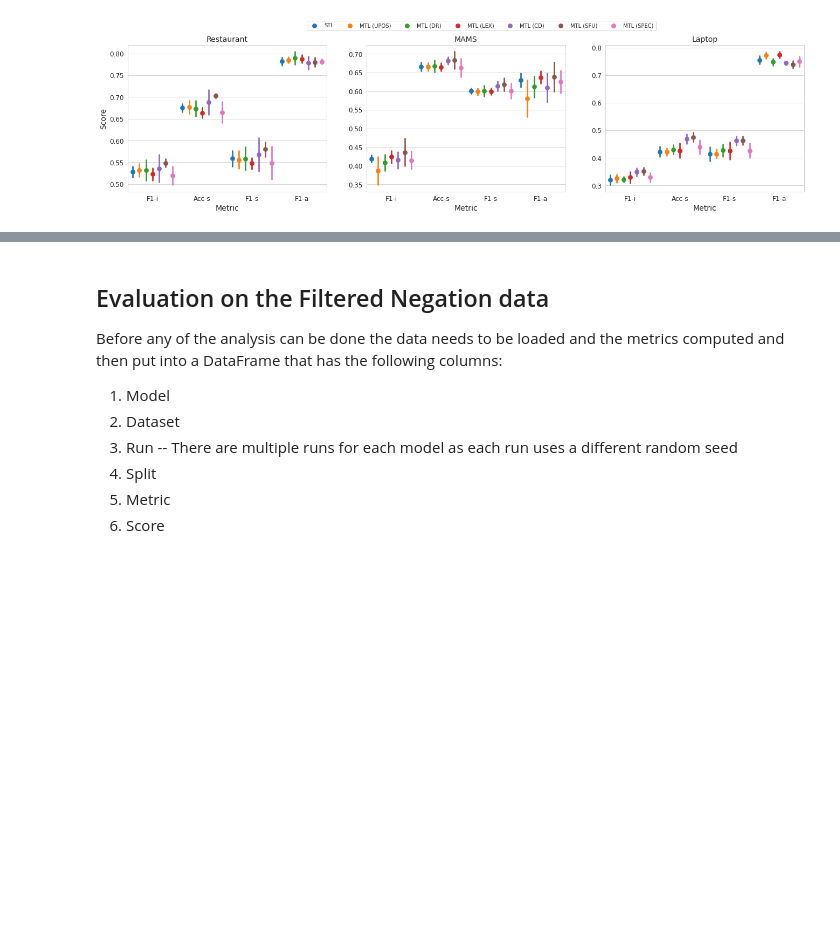
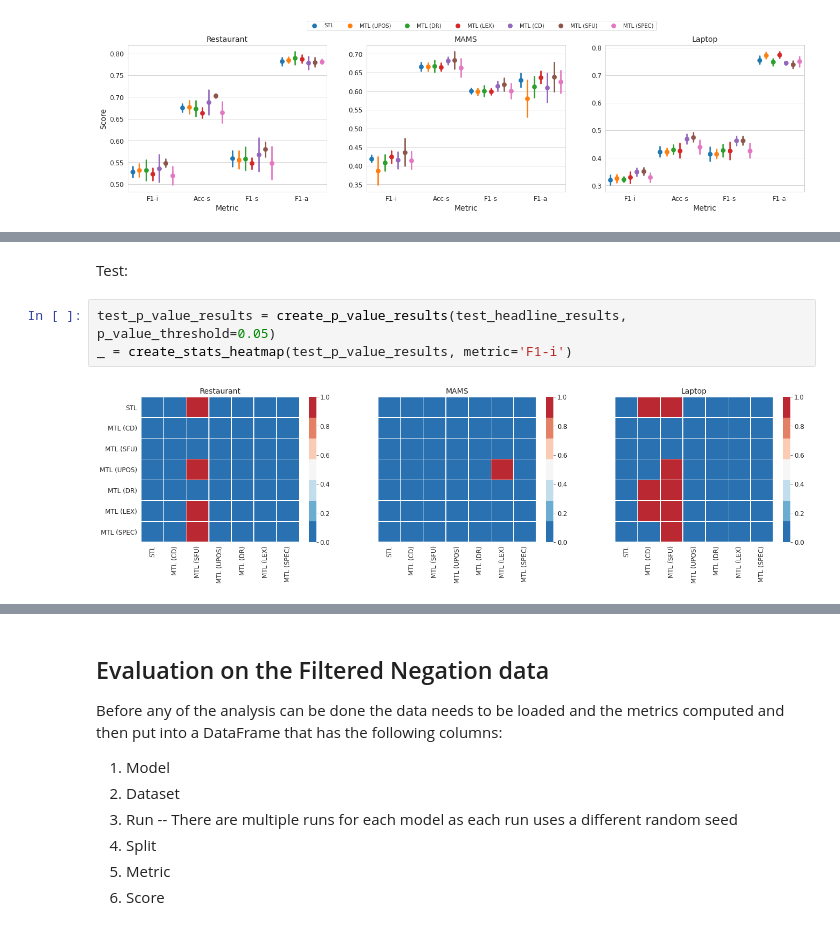
Before and after one commit to jerbarnes/multitask_negation_for_targeted_sentiment, a Jupyter notebook: notebooks/Negation_Evaluation.ipynb, the cells around one changed output, grey strips where cells are left out. Saved outputs shown, nothing was run; the diff lists cells and outputs as text; blank space fills up the shorter version.

```diff
--- a/notebooks/Negation_Evaluation.ipynb
+++ b/notebooks/Negation_Evaluation.ipynb
@@ -292,0 +392,7 @@ _ = create_triple_plot(test_headline_results)
+# %% [markdown]
+Test:
+# %%
+test_p_value_results = create_p_value_results(test_headline_results, p_value_threshold=0.05)
+_ = create_stats_heatmap(test_p_value_results, metric='F1-i')
+# %% [output]
+[figure, added]
```
Also changed, not shown: parts of 31 cells of this notebook.
